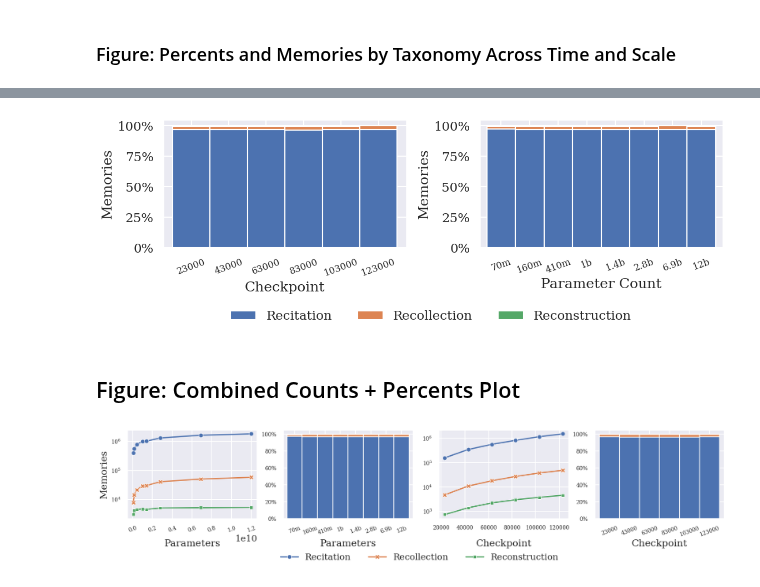
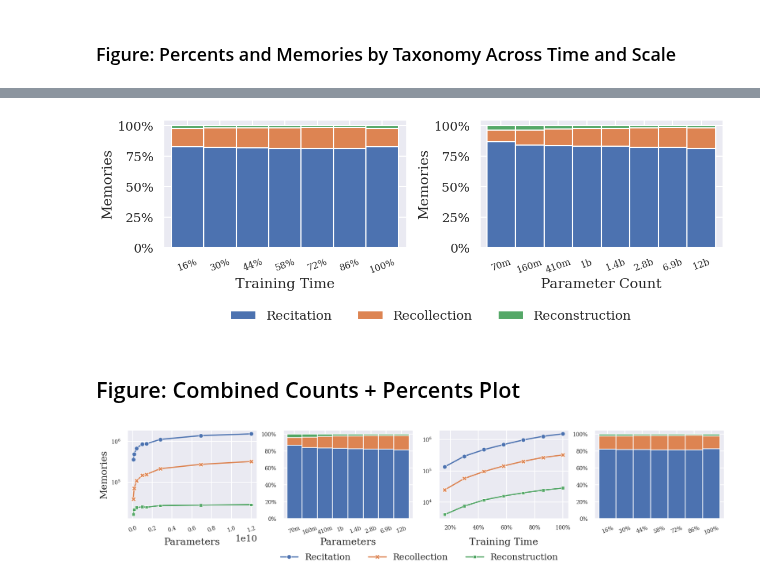
Before and after one commit to EleutherAI/semantic-memorization, a Jupyter notebook: working_dirs/kyle/results_analysis/results_analysis.ipynb, the cells around one changed output, grey strips where cells are left out. Drawn from its saved outputs; the diff is of its cells as text; code cells hidden in the pictures.

Commit message:
Add percents for across time

```diff
--- a/working_dirs/kyle/results_analysis/results_analysis.ipynb
+++ b/working_dirs/kyle/results_analysis/results_analysis.ipynb
@@ -36,9 +36,9 @@ print(f"Split sample size: {split_sample_size}")
 
 for split in tqdm(splits):
     model = split.split("_")[-1]
-    checkpoint = int(split.split(".")[-1]) if split.split(".")[-1][1].isnumeric() else "Final"
+    checkpoint = int(split.split(".")[-1]) if split.split(".")[-1][1].isnumeric() else 143000
     formatted_split_name = split.replace("memories_", "").replace("deduped_", "deduped.").replace("pile_", "")
-    dataset_path = memories_path if checkpoint == "Final" else intermediate_path
+    dataset_path = memories_path if checkpoint == 143000 else intermediate_path
     if "memories" in split:
         # continue # Don't load memories since they're unnecessary for the first part of the analysis
         memories_dataset[formatted_split_name] = load_dataset(dataset_path, split=f"{split}[:{split_sample_size}]" if split_sample_size else split)
@@ -88,6 +88,7 @@ def get_frame_from_split(dataset, split_name, is_pile_sample):
     current_frame.drop(columns=columns_to_drop, inplace=True)
     checkpoint = int(split.split(".")[-1]) if split.split(".")[-1][1].isnumeric() and len(split.split(".")) != 2 else "Final"
     current_frame["Checkpoint"] = checkpoint
+    current_frame["TrainingPercentage"] = 1 if checkpoint == "Final" else checkpoint / 143000
     model = split.split("deduped")[-1][1:] if checkpoint == "Final" else split.split(".")[-2]
     current_frame["Model"] = model
     current_frame["Param Count"] = split_to_param_count[current_frame["Model"].iloc[0]]
@@ -188,10 +189,10 @@ counts_frame_scale = combined_memories_dataframe[combined_memories_dataframe["Ch
 counts_frame_scale.to_csv(f"final_checkpoint_counts_recitation={RECITATION_THRESHOLD}.csv")
 display(counts_frame_scale)
 
-intermediate_frame = combined_memories_dataframe[(combined_memories_dataframe["Checkpoint"] != "Final") & (combined_memories_dataframe["Model"] == "12b")]
-sorted_checkpoints = sorted(intermediate_frame["Checkpoint"].unique(), key=lambda x: int(x))
+intermediate_frame = combined_memories_dataframe[combined_memories_dataframe["Model"] == "12b"]
+sorted_checkpoints = sorted(sorted(intermediate_frame["TrainingPercentage"].unique(), key=lambda x: int(x)))
 
-counts_frame_time = intermediate_frame.value_counts(["Checkpoint", "category"]).unstack().reindex(sorted_checkpoints)
+counts_frame_time = intermediate_frame.value_counts(["TrainingPercentage", "category"]).unstack().reindex(sorted_checkpoints)
 counts_frame_time.to_csv(f"intermediate_checkpoint_counts_recitation={RECITATION_THRESHOLD}.csv")
 display(counts_frame_time)
 # %% [output]
@@ -282,19 +292,18 @@ display(counts_frame)
 # %%
-sorted_checkpoints = [23000, 43000, 63000, 83000, 103000, 123000]
-assert len(sorted_checkpoints) + 1 == len(combined_memories_dataframe[(combined_memories_dataframe["Model"] == "12b") & (combined_memories_dataframe["Deduped"] == True)]["Checkpoint"].unique())
 
 all_percents_time = []
 for checkpoint in tqdm(sorted_checkpoints):
-    model_examples = combined_memories_dataframe[combined_memories_dataframe["Checkpoint"] == checkpoint]
+    model_examples = combined_memories_dataframe[combined_memories_dataframe["TrainingPercentage"] == checkpoint]
     model_percents = model_examples.value_counts("category", normalize=True).to_dict()
     for category in model_percents:
         all_percents_time.append({
-            "Checkpoint": checkpoint,
+            "TrainingPercentage": checkpoint,
             "category": category,
             "percent": model_percents[category],
         })
 
-percents_frame_time = pd.DataFrame(all_percents_time).pivot(index="Checkpoint", columns="category", values="percent").reindex(sorted_checkpoints)
+percents_frame_time = pd.DataFrame(all_percents_time).pivot(index="TrainingPercentage", columns="category", values="percent").reindex(sorted_checkpoints)
+percents_frame_time.index = [f"{int(percent * 100)}%" for percent in percents_frame_time.index]
 percents_frame_time.to_csv(f"percents_frame_time_recitation={RECITATION_THRESHOLD}.csv")
 display(percents_frame_time)
 # %% [output]
@@ -338,36 +347,39 @@ fig, axes = plt.subplots(1, 2, figsize=(13, 3))
 plots = [
     (percents_frame_time, axes[0]),
     (percents_frame_scale, axes[1])
 ]
 
 for idx, (data, ax) in enumerate(plots):
     data.plot.bar(
         stacked=True,
         ax=ax,
         rot=0,
         width=1,
         ylabel="Memories",
     )
 
     if idx == 0:
-        ax.set_xlabel("Checkpoint")
+        ax.set_xlabel("Training Time")
     else:
         ax.set_xlabel("Parameter Count")
 
     ax.yaxis.set_major_formatter(plt.FuncFormatter(lambda x, loc: "{:,}%".format(int(x * 100))))
     ax.tick_params(axis='x', rotation=20, labelsize=12)
     ax.get_legend().remove()
 
 # Adjusting subplot parameters
 fig.subplots_adjust(wspace=0.30)
 
 # Common legend configuration
 axes[0].legend(loc='upper center', bbox_to_anchor=(1.1, -0.4), ncol=4, frameon=False)
 
+# align x axis labels
+fig.align_xlabels()
+
 # Save the figure
-fig.savefig(f"categories_percents_across_time+scale_recitation={RECITATION_THRESHOLD}.pdf", bbox_inches="tight")
+fig.savefig(f"figures/categories_percents_across_time+scale_recitation={RECITATION_THRESHOLD}.pdf", bbox_inches="tight")
 # %% [output]
-[figure, old version]
+[figure, new version]
 # %% [markdown]
 ## Figure: Combined Counts + Percents Plot
 # %%
@@ -401,7 +413,8 @@ sns.lineplot(ax=axes[2], data=counts_frame_time, dashes=False, markers=True, mar
 axes[2].set_yscale("log")
 axes[2].tick_params(axis='x', labelsize=10)
 axes[2].tick_params(axis='y', labelsize=10)
-axes[2].set_xlabel("Checkpoint")
+axes[2].set_xlabel("Training Time")
+axes[2].xaxis.set_major_formatter(PercentFormatter(1))
 axes[2].legend().remove()
 
 # set figure 4
@@ -420,6 +433,6 @@ axes[3].get_legend().remove()
 fig.align_xlabels()
 
 # Save the figure
-fig.savefig(f"categories_counts_percents_across_time+scale_recitation={RECITATION_THRESHOLD}.pdf", bbox_inches="tight")
+fig.savefig(f"figures/categories_counts_percents_across_time+scale_recitation={RECITATION_THRESHOLD}.pdf", bbox_inches="tight")
 # %% [output]
-[figure, old version]
+[figure, new version]
```
Also changed, not shown: parts of 9 cells of this notebook, 13 other files.
